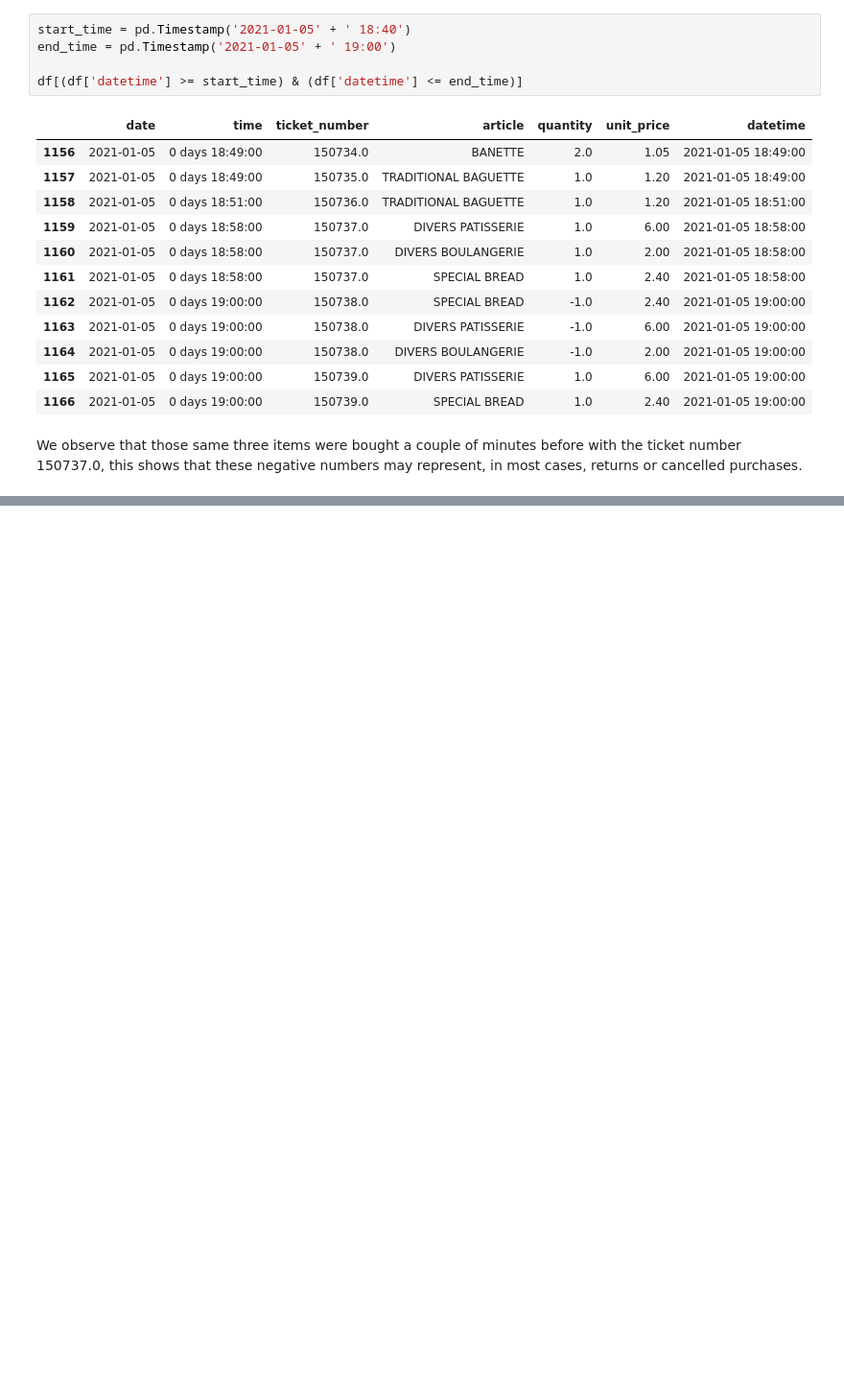
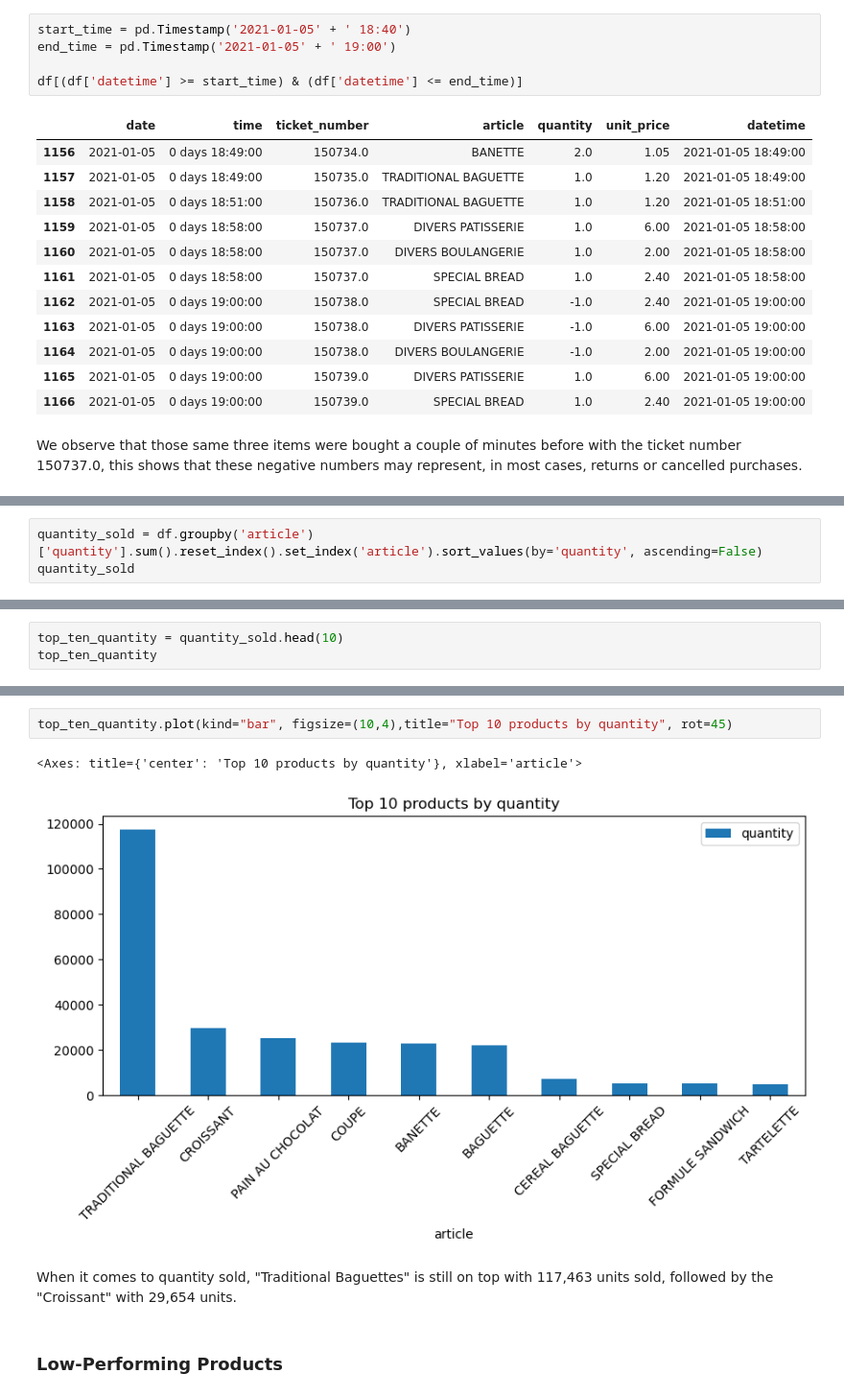
Before and after one commit to fedemaximovicz/BakerySales, a Jupyter notebook: bakery_sales.ipynb, the cells around one changed output, grey strips where cells are left out. Shown: that part at 96% size. Cells and saved outputs as stored; diff of their text form; blank space fills up the shorter version.

```diff
--- a/bakery_sales.ipynb
+++ b/bakery_sales.ipynb
@@ -259,0 +426,3 @@ memory usage: 80.9+ KB
+# %%
+quantity_sold = df.groupby('article')['quantity'].sum().reset_index().set_index('article').sort_values(by='quantity', ascending=False)
+quantity_sold
@@ -259,0 +446,3 @@ memory usage: 80.9+ KB
+# %%
+top_ten_quantity = quantity_sold.head(10)
+top_ten_quantity
@@ -259,0 +462,9 @@ memory usage: 80.9+ KB
+# %%
+top_ten_quantity.plot(kind="bar", figsize=(10,4),title="Top 10 products by quantity", rot=45)
+# %% [output]
+<Axes: title={'center': 'Top 10 products by quantity'}, xlabel='article'>
+[figure, added]
+# %% [markdown]
+When it comes to quantity sold, "Traditional Baguettes" is still on top with 117,463 units sold, followed by the "Croissant" with 29,654 units.
+# %% [markdown]
+### Low-Performing Products
```
Also changed, not shown: parts of 52 cells of this notebook.
